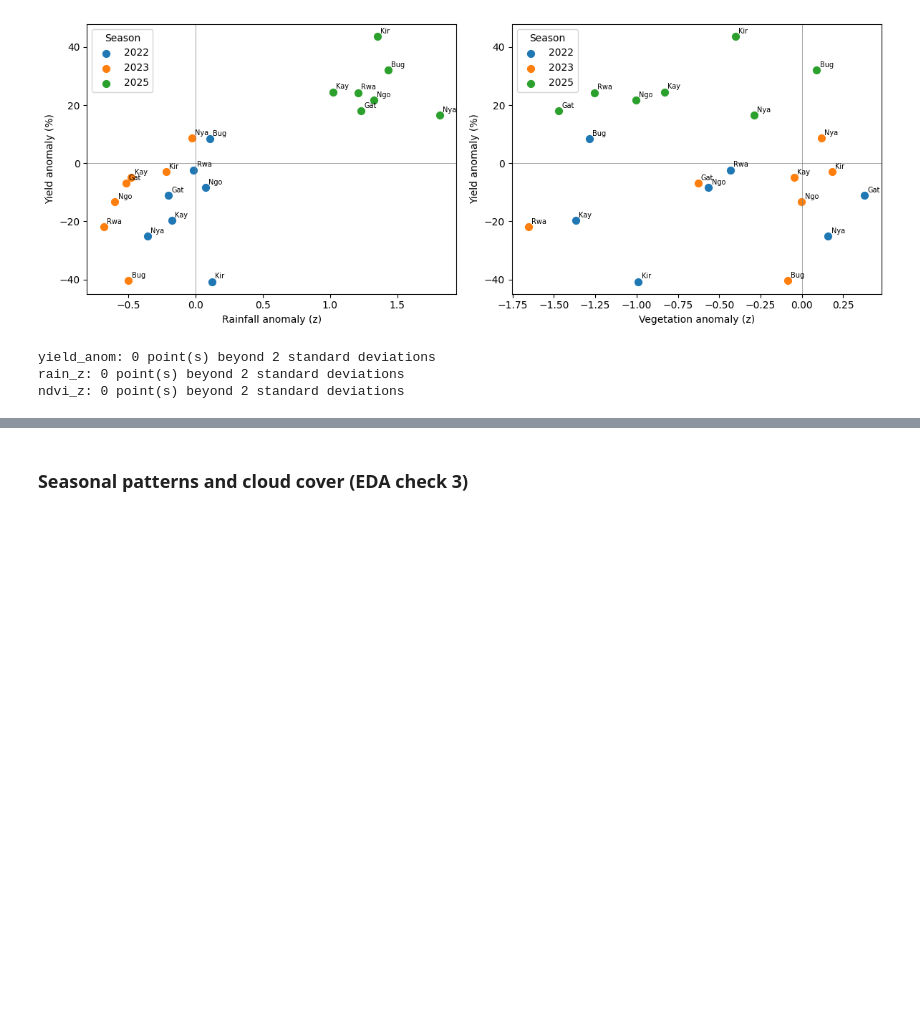
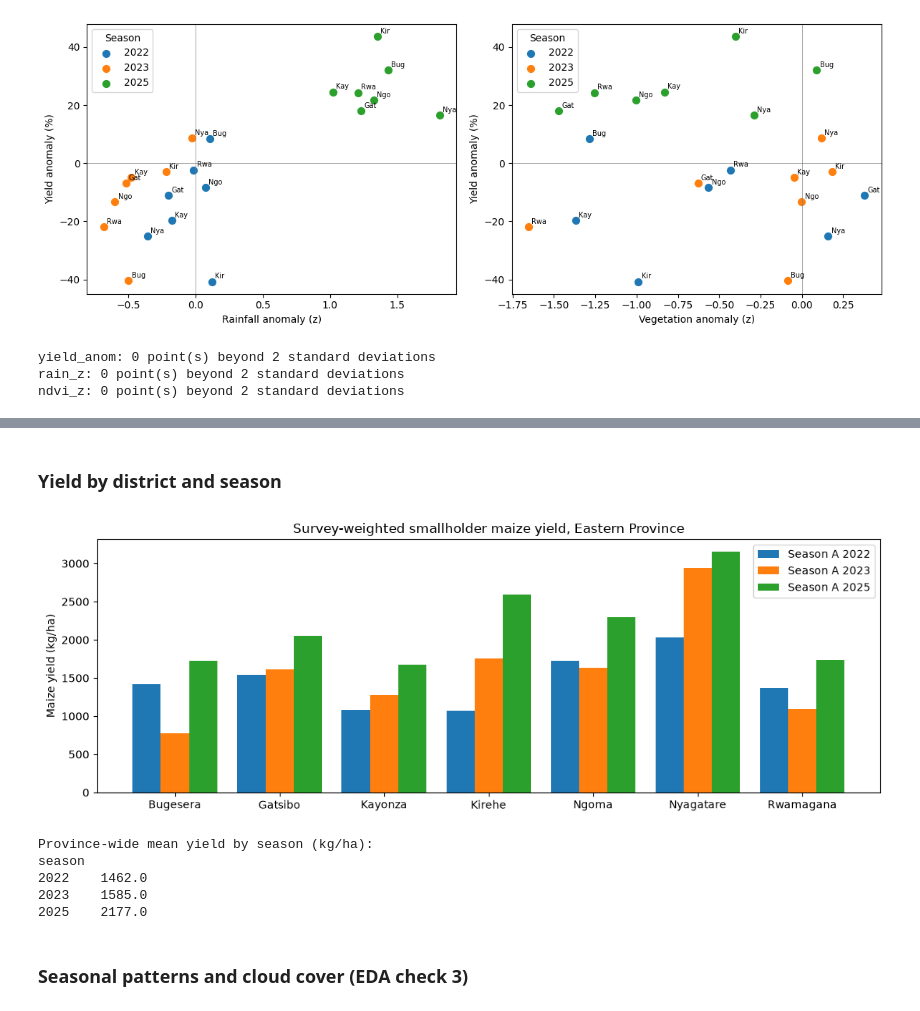
Before and after one commit to JokMaker/parametric-drought-simulator, a Jupyter notebook: notebook/drought_index.ipynb, the cells around one changed output, grey strips where cells are left out. Saved outputs shown, nothing was run; the diff lists cells and outputs as text; code cells hidden in the pictures; blank space fills up the shorter version.

```diff
--- a/notebook/drought_index.ipynb
+++ b/notebook/drought_index.ipynb
@@ -137,10 +0,0 @@ Rwamagana: 288.1 mm (Oct-Dec 2022)
-# %%
-def extract(season_fn, seasons, scale, name):
-    col = ee.ImageCollection(ee.List(seasons).map(season_fn))
-    def reduce(img):
-        fc = img.reduceRegions(collection=districts, reducer=ee.Reducer.mean(), scale=scale)
-        return fc.map(lambda f: f.set('season', img.get('season')))
-    feats = col.map(reduce).flatten().getInfo()['features']
-    return pd.DataFrame([{'district': f['properties'][NAME_FIELD],
-                          'season': int(f['properties']['season']),
-                          name: f['properties'].get('mean')} for f in feats])
@@ -557,3 +383,28 @@ ndvi_z: 0 point(s) beyond 2 standard deviations
+# %% [markdown]
+### Yield by district and season
+# %%
+# Maize yield by district and season: the target before it is turned into an anomaly
+pivot = df.pivot(index='district', columns='season', values='yield_kg_ha')
+
+fig, ax = plt.subplots(figsize=(11, 4))
+width = 0.27
+for k, season in enumerate(pivot.columns):
+    ax.bar(np.arange(len(pivot)) + (k - 1) * width, pivot[season], width, label=f'Season A {season}')
+ax.set_xticks(range(len(pivot)), pivot.index)
+ax.set_ylabel('Maize yield (kg/ha)')
+ax.set_title('Survey-weighted smallholder maize yield, Eastern Province')
+ax.legend()
+plt.tight_layout(); plt.show()
+
+print('Province-wide mean yield by season (kg/ha):')
+print(pivot.mean().round(0).to_string())
+# %% [output]
+[figure, added]
+Province-wide mean yield by season (kg/ha):
+season
+2022    1462.0
+2023    1585.0
+2025    2177.0
 # %% [markdown]
 ### Seasonal patterns and cloud cover (EDA check 3)
 # %%
```
Also changed, not shown: parts of 39 cells of this notebook, 1 other file.
